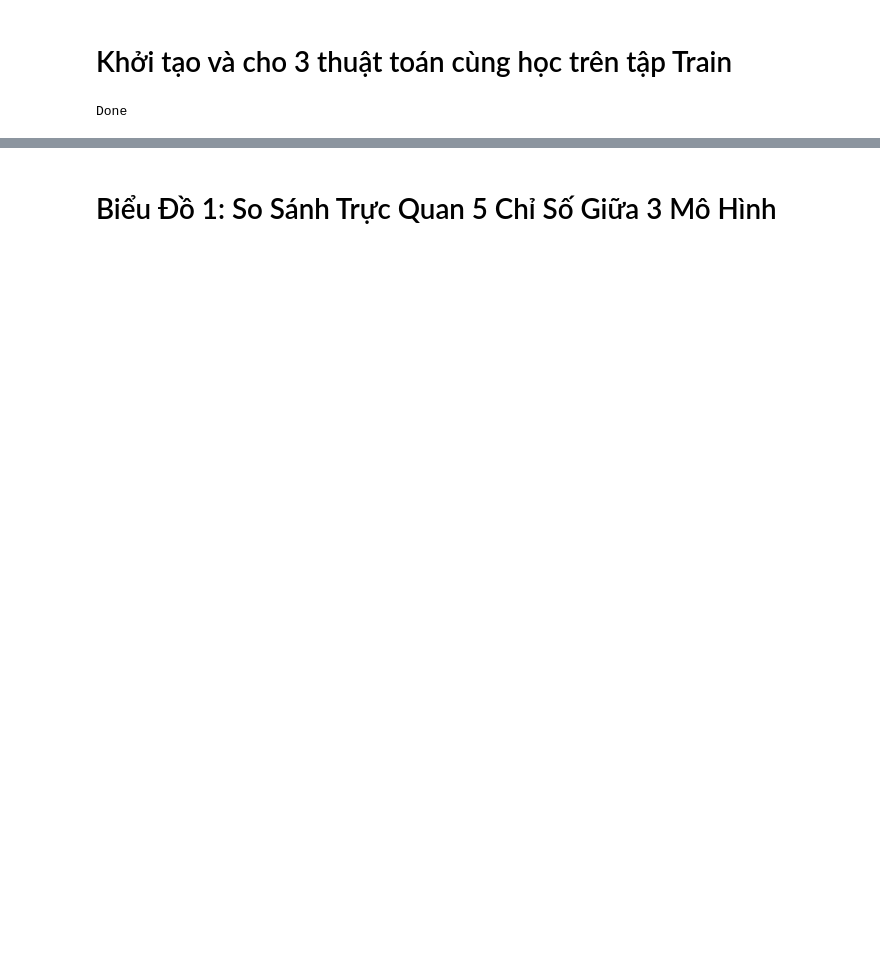
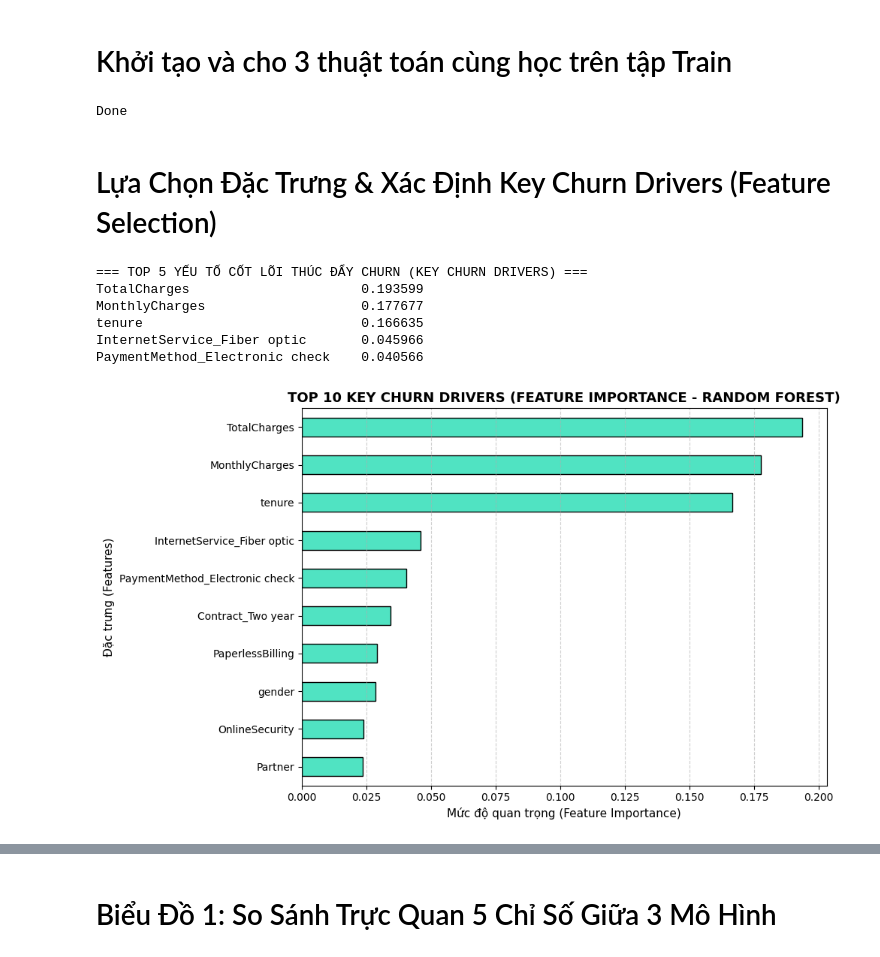
Before and after one commit to TranDuyAnhDEDA/KhaiPhaDuLieu, a Jupyter notebook: EDA.ipynb, the cells around one changed output, grey strips where cells are left out. Saved outputs shown, nothing was run; the diff lists cells and outputs as text; code cells hidden in the pictures; blank space fills up the shorter version.

```diff
--- a/EDA.ipynb
+++ b/EDA.ipynb
@@ -266,3 +259,34 @@ xgb_model.fit(x_train, y_train)
 print("Done")
 # %% [output]
 Done
+# %% [markdown]
+# Lựa Chọn Đặc Trưng & Xác Định Key Churn Drivers (Feature Selection)
+# %%
+# Trích xuất và trực quan hóa độ quan trọng đặc trưng từ Random Forest
+import pandas as pd
+import matplotlib.pyplot as plt
+
+# 1. Lấy độ quan trọng của từng đặc trưng từ mô hình Random Forest
+importance = pd.Series(rf_model.feature_importances_, index=x_train.columns).sort_values(ascending=True)
+
+# 2. Vẽ biểu đồ cột ngang Top 10 đặc trưng quan trọng nhất (Key Churn Drivers)
+plt.figure(figsize=(10, 6))
+importance.tail(10).plot(kind='barh', color='#50E3C2', edgecolor='black')
+plt.title('TOP 10 KEY CHURN DRIVERS (FEATURE IMPORTANCE - RANDOM FOREST)', fontsize=13, fontweight='bold')
+plt.xlabel('Mức độ quan trọng (Feature Importance)', fontsize=11)
+plt.ylabel('Đặc trưng (Features)', fontsize=11)
+plt.grid(axis='x', linestyle='--', alpha=0.6)
+plt.tight_layout()
+plt.show()
+
+# 3. In danh sách Top 5 yếu tố quan trọng nhất
+print('=== TOP 5 YẾU TỐ CỐT LÕI THÚC ĐẨY CHURN (KEY CHURN DRIVERS) ===')
+print(importance.tail(5).iloc[::-1].to_string())
+# %% [output]
+=== TOP 5 YẾU TỐ CỐT LÕI THÚC ĐẨY CHURN (KEY CHURN DRIVERS) ===
+TotalCharges                      0.193599
+MonthlyCharges                    0.177677
+tenure                            0.166635
+InternetService_Fiber optic       0.045966
+PaymentMethod_Electronic check    0.040566
+[figure, added]
```
Also changed, not shown: parts of 9 cells of this notebook.
